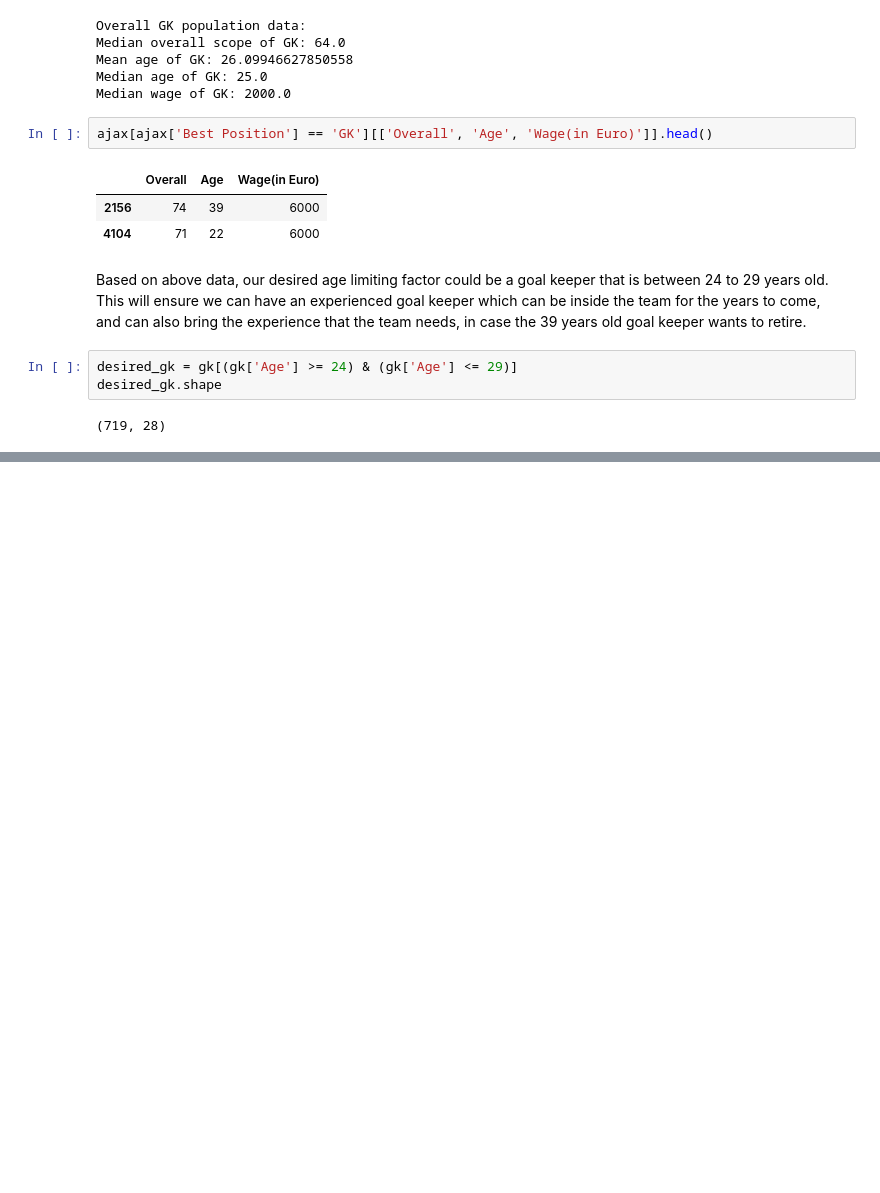
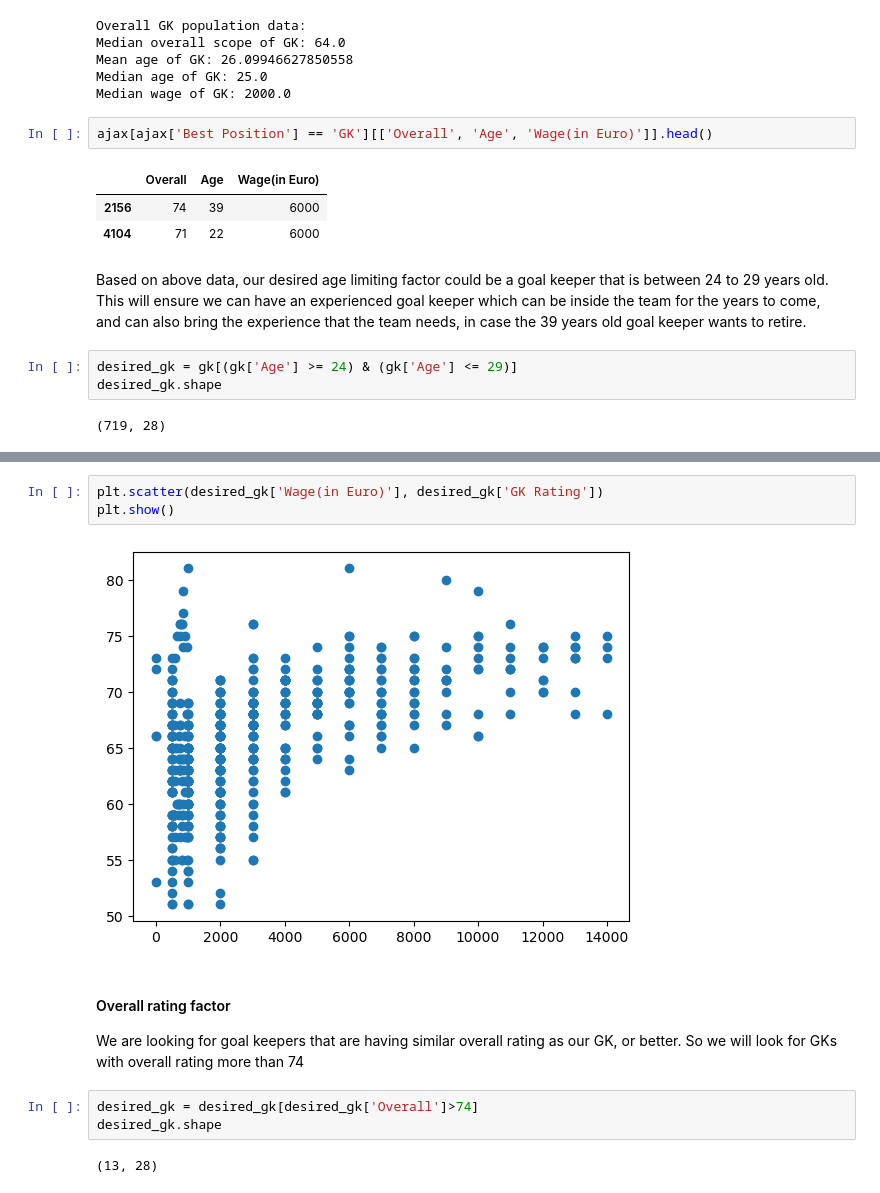
Before and after one commit to skhoso/project-fifa-moneyball, a Jupyter notebook: ajax-team.ipynb, the cells around one changed output, grey strips where cells are left out. Cells and saved outputs as stored; diff of their text form; blank space fills up the shorter version.

```diff
--- a/ajax-team.ipynb
+++ b/ajax-team.ipynb
@@ -272,0 +287,14 @@ sns.pairplot(data[['Age','Overall', 'Wage(in Euro)','GK Rating']],hue='Age',heig
+# %%
+plt.scatter(desired_gk['Wage(in Euro)'], desired_gk['GK Rating'])
+plt.show()
+# %% [output]
+[figure, added]
+# %% [markdown]
+#### Overall rating factor
+
+We are looking for goal keepers that are having similar overall rating as our GK, or better. So we will look for GKs with overall rating more than 74
+# %%
+desired_gk = desired_gk[desired_gk['Overall']>74]
+desired_gk.shape
+# %% [output]
+(13, 28)
```
Also changed, not shown: parts of 6 cells of this notebook.
